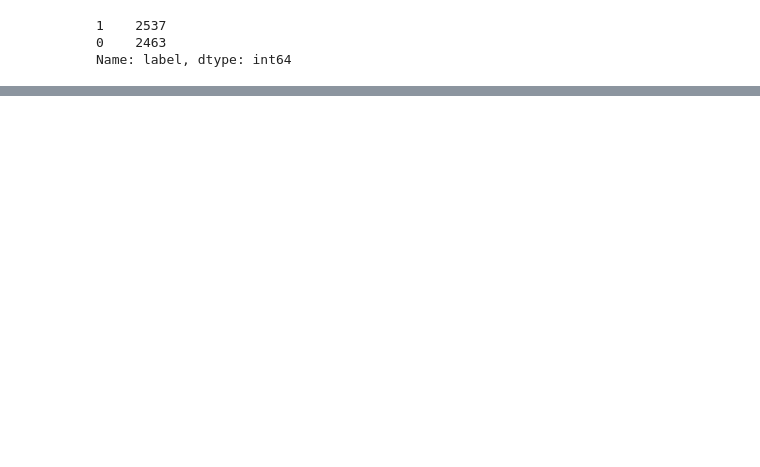
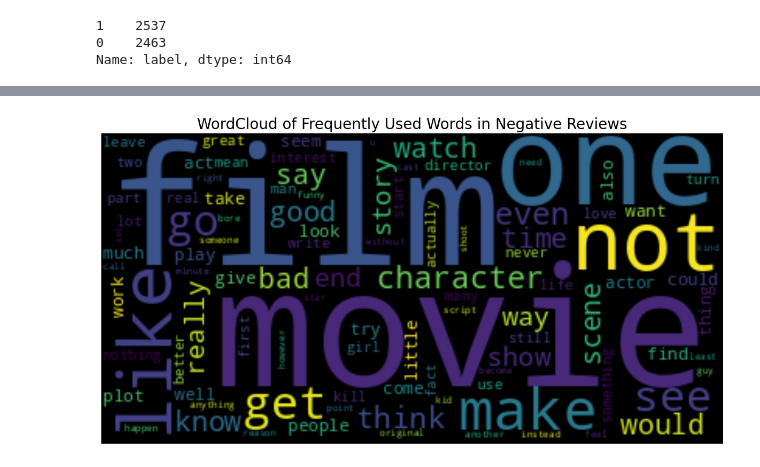
Before and after one commit to ashfaqfardin/NLP, a Jupyter notebook: Introduction_to_Natural_Language_Processing.ipynb, the cells around one changed output, grey strips where cells are left out. Drawn from its saved outputs; the diff is of its cells as text; code cells hidden in the pictures; blank space fills up the shorter version.

```diff
--- a/Introduction_to_Natural_Language_Processing.ipynb
+++ b/Introduction_to_Natural_Language_Processing.ipynb
@@ -337,0 +240,14 @@ word_cloud_0.words_
+# %%
+from wordcloud import WordCloud
+
+# Negative movie reviews
+imdb_sample_0 = imdb_sample[imdb_sample['label'] == 0]
+word_cloud_0 = WordCloud(max_words=100, stopwords=stop_words, random_state=100).generate(' '.join(imdb_sample_0['final'].tolist()))
+
+plt.figure(figsize=(15, 10))
+plt.imshow(word_cloud_0, interpolation='bilinear')
+plt.title('WordCloud of Frequently Used Words in Negative Reviews', fontsize=20)
+plt.axis("off")
+plt.show()
+# %% [output]
+[figure, added]
```
Also changed, not shown: parts of 70 cells of this notebook.
